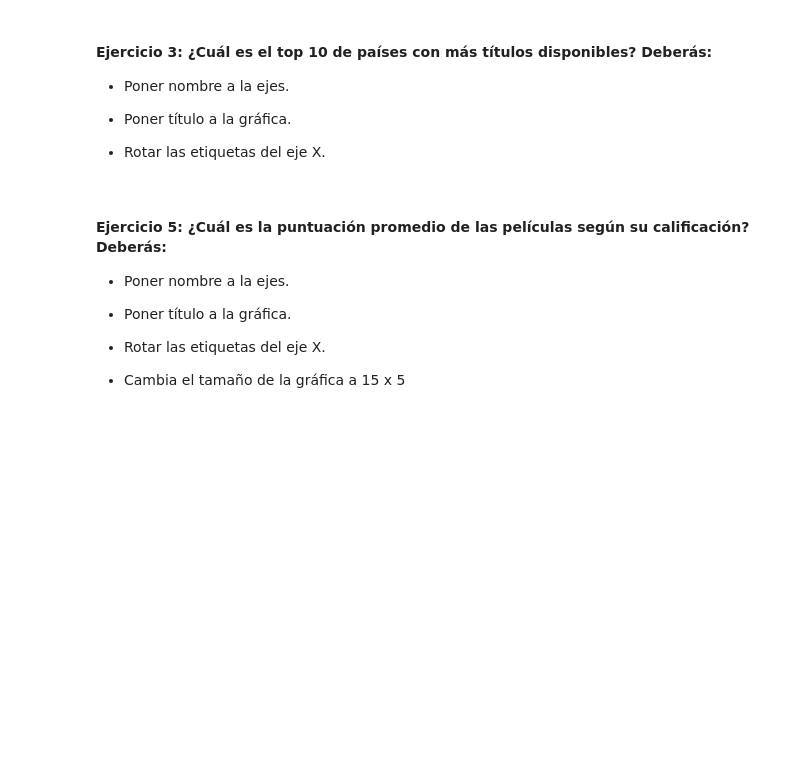
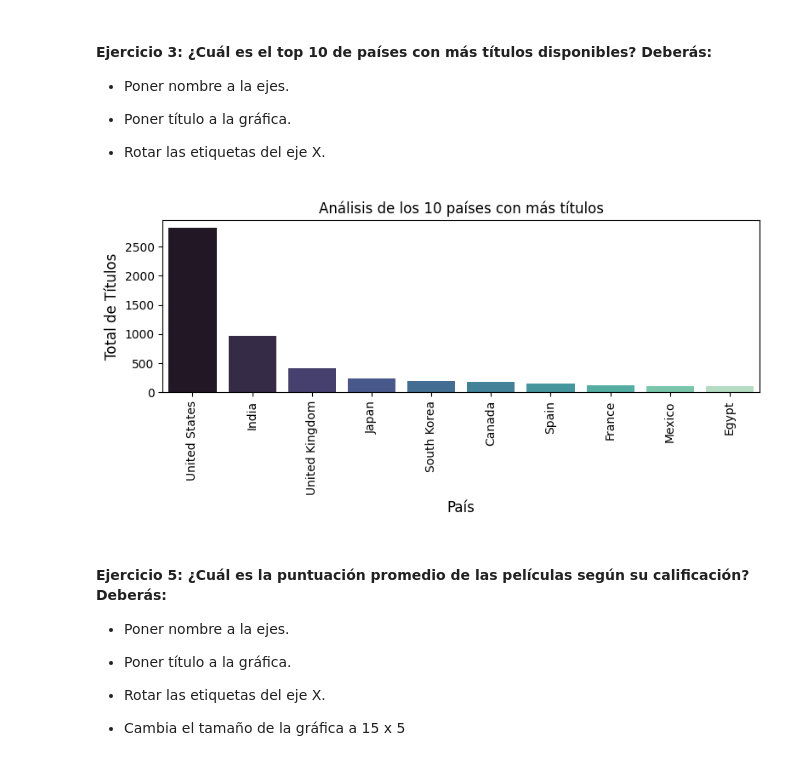
Before and after one commit to apelsito/laboratorio-modulo2-leccion04-visualizacion, a Jupyter notebook: laboratorio-modulo2-leccion04-visualizacion.ipynb, the cells around one changed output. Saved outputs shown, nothing was run; the diff lists cells and outputs as text; code cells hidden in the pictures; blank space fills up the shorter version.

```diff
--- a/laboratorio-modulo2-leccion04-visualizacion.ipynb
+++ b/laboratorio-modulo2-leccion04-visualizacion.ipynb
@@ -68,6 +89,19 @@ plt.tight_layout()
 - Poner título a la gráfica.
 
 - Rotar las etiquetas del eje X.
+# %%
+df_topten = df.groupby("country")["title"].count().nlargest(10)
+plt.figure(figsize = (8,4))
+sns.barplot(x= df_topten.index,
+             y= df_topten.values,
+             palette="mako")
+plt.xlabel("País",fontsize=12)
+plt.ylabel("Total de Títulos",fontsize=12)
+plt.title("Análisis de los 10 países con más títulos")
+plt.xticks(rotation=90)
+plt.tight_layout()
+# %% [output]
+[figure, added]
 # %% [markdown]
 #### Ejercicio 5: ¿Cuál es la puntuación promedio de las películas según su calificación? Deberás:
 
```
Also changed, not shown: parts of 5 cells of this notebook.
